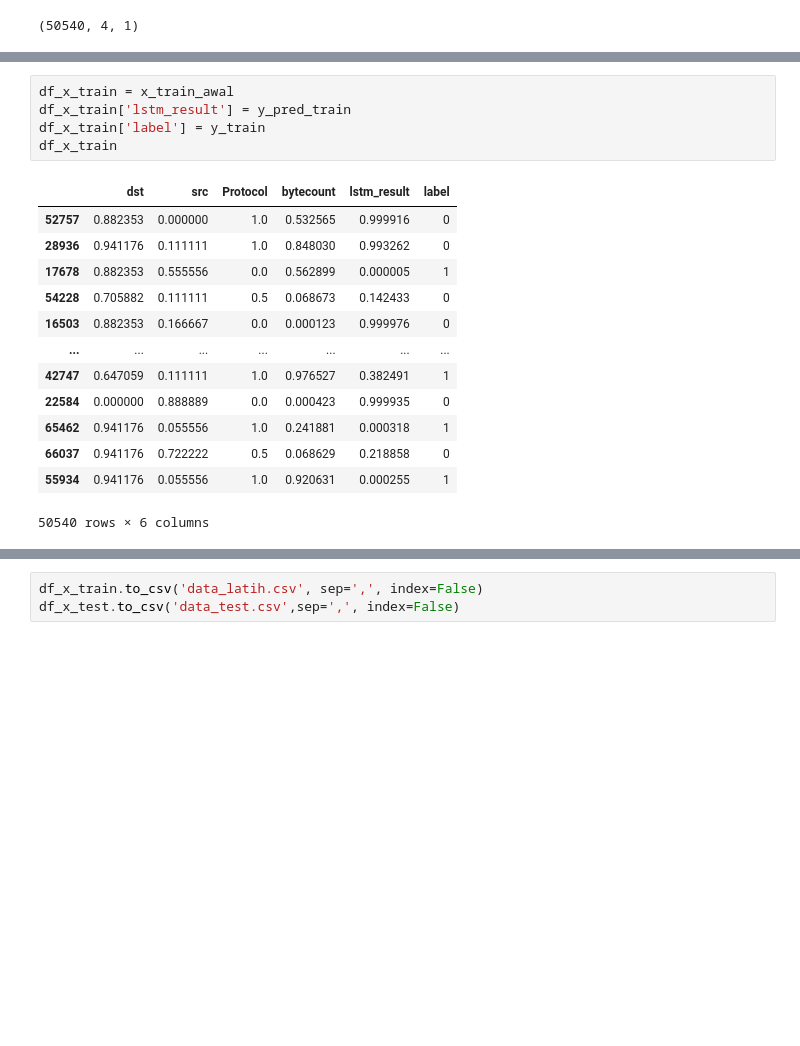
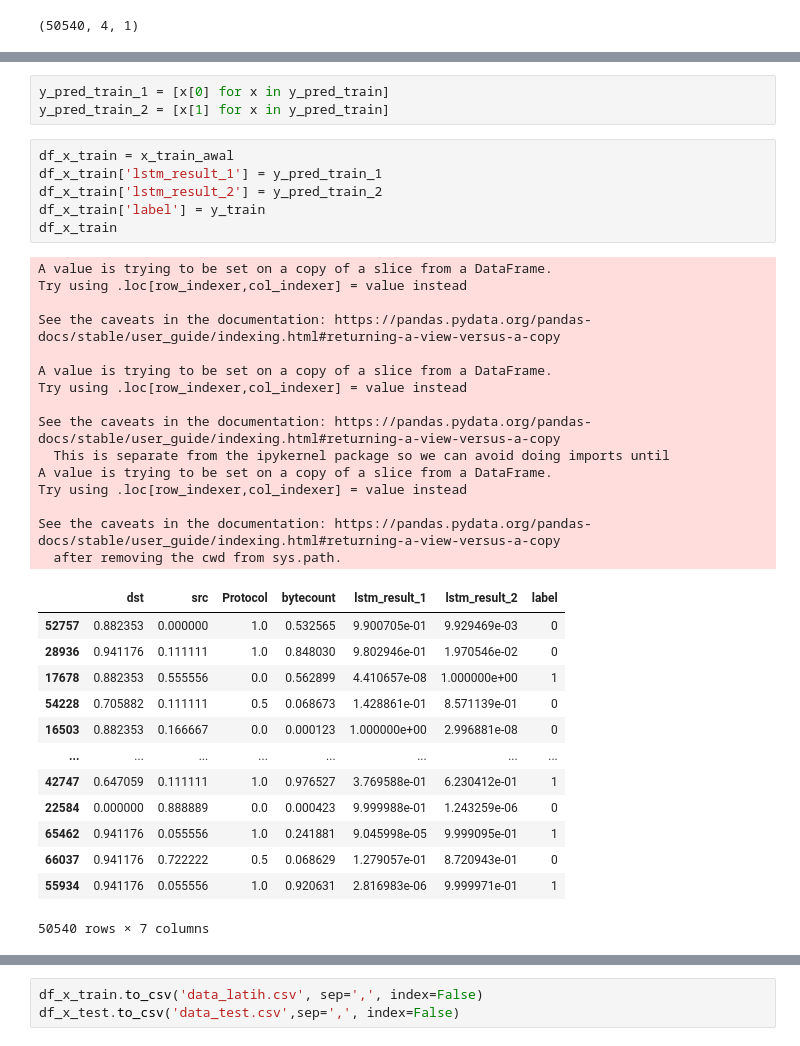
Before and after one commit to RaihanHeggi/LSTM_NB_P4_DoS-Detection, a Jupyter notebook: Combined/combined.ipynb, the cells around one changed output, grey strips where cells are left out. Saved outputs shown, nothing was run; the diff lists cells and outputs as text; blank space fills up the shorter version.

```diff
--- a/Combined/combined.ipynb
+++ b/Combined/combined.ipynb
@@ -86,19 +86,38 @@ array([[9.9991632e-01, 8.3732615e-05, 1.9376903e-20],
+# %%
+y_pred_train_1 = [x[0] for x in y_pred_train]
+y_pred_train_2 = [x[1] for x in y_pred_train]
 # %%
 df_x_train = x_train_awal
-df_x_train['lstm_result'] = y_pred_train
+df_x_train['lstm_result_1'] = y_pred_train_1
+df_x_train['lstm_result_2'] = y_pred_train_2
 df_x_train['label'] = y_train
 df_x_train
 # %% [output]
+A value is trying to be set on a copy of a slice from a DataFrame.
+Try using .loc[row_indexer,col_indexer] = value instead
+
+See the caveats in the documentation: https://pandas.pydata.org/pandas-docs/stable/user_guide/indexing.html#returning-a-view-versus-a-copy
+
+A value is trying to be set on a copy of a slice from a DataFrame.
+Try using .loc[row_indexer,col_indexer] = value instead
+
+See the caveats in the documentation: https://pandas.pydata.org/pandas-docs/stable/user_guide/indexing.html#returning-a-view-versus-a-copy
+  This is separate from the ipykernel package so we can avoid doing imports until
+A value is trying to be set on a copy of a slice from a DataFrame.
+Try using .loc[row_indexer,col_indexer] = value instead
+
+See the caveats in the documentation: https://pandas.pydata.org/pandas-docs/stable/user_guide/indexing.html#returning-a-view-versus-a-copy
+  after removing the cwd from sys.path.
-|  | dst | src | Protocol | bytecount | lstm_result | label |
-| 52757 | 0.882353 | 0.000000 | 1.0 | 0.532565 | 0.999916 | 0 |
-| 28936 | 0.941176 | 0.111111 | 1.0 | 0.848030 | 0.993262 | 0 |
-| 17678 | 0.882353 | 0.555556 | 0.0 | 0.562899 | 0.000005 | 1 |
-| 54228 | 0.705882 | 0.111111 | 0.5 | 0.068673 | 0.142433 | 0 |
-| 16503 | 0.882353 | 0.166667 | 0.0 | 0.000123 | 0.999976 | 0 |
-| ... | ... | ... | ... | ... | ... | ... |
-| 42747 | 0.647059 | 0.111111 | 1.0 | 0.976527 | 0.382491 | 1 |
-| 22584 | 0.000000 | 0.888889 | 0.0 | 0.000423 | 0.999935 | 0 |
-| 65462 | 0.941176 | 0.055556 | 1.0 | 0.241881 | 0.000318 | 1 |
-| 66037 | 0.941176 | 0.722222 | 0.5 | 0.068629 | 0.218858 | 0 |
-| 55934 | 0.941176 | 0.055556 | 1.0 | 0.920631 | 0.000255 | 1 |
+|  | dst | src | Protocol | bytecount | lstm_result_1 | lstm_result_2 | label |
+| 52757 | 0.882353 | 0.000000 | 1.0 | 0.532565 | 9.900705e-01 | 9.929469e-03 | 0 |
+| 28936 | 0.941176 | 0.111111 | 1.0 | 0.848030 | 9.802946e-01 | 1.970546e-02 | 0 |
+| 17678 | 0.882353 | 0.555556 | 0.0 | 0.562899 | 4.410657e-08 | 1.000000e+00 | 1 |
+| 54228 | 0.705882 | 0.111111 | 0.5 | 0.068673 | 1.428861e-01 | 8.571139e-01 | 0 |
+| 16503 | 0.882353 | 0.166667 | 0.0 | 0.000123 | 1.000000e+00 | 2.996881e-08 | 0 |
+| ... | ... | ... | ... | ... | ... | ... | ... |
+| 42747 | 0.647059 | 0.111111 | 1.0 | 0.976527 | 3.769588e-01 | 6.230412e-01 | 1 |
+| 22584 | 0.000000 | 0.888889 | 0.0 | 0.000423 | 9.999988e-01 | 1.243259e-06 | 0 |
+| 65462 | 0.941176 | 0.055556 | 1.0 | 0.241881 | 9.045998e-05 | 9.999095e-01 | 1 |
+| 66037 | 0.941176 | 0.722222 | 0.5 | 0.068629 | 1.279057e-01 | 8.720943e-01 | 0 |
+| 55934 | 0.941176 | 0.055556 | 1.0 | 0.920631 | 2.816983e-06 | 9.999971e-01 | 1 |
-50540 rows × 6 columns
+50540 rows × 7 columns
```
Also changed, not shown: parts of 11 cells of this notebook, 8 other files.
